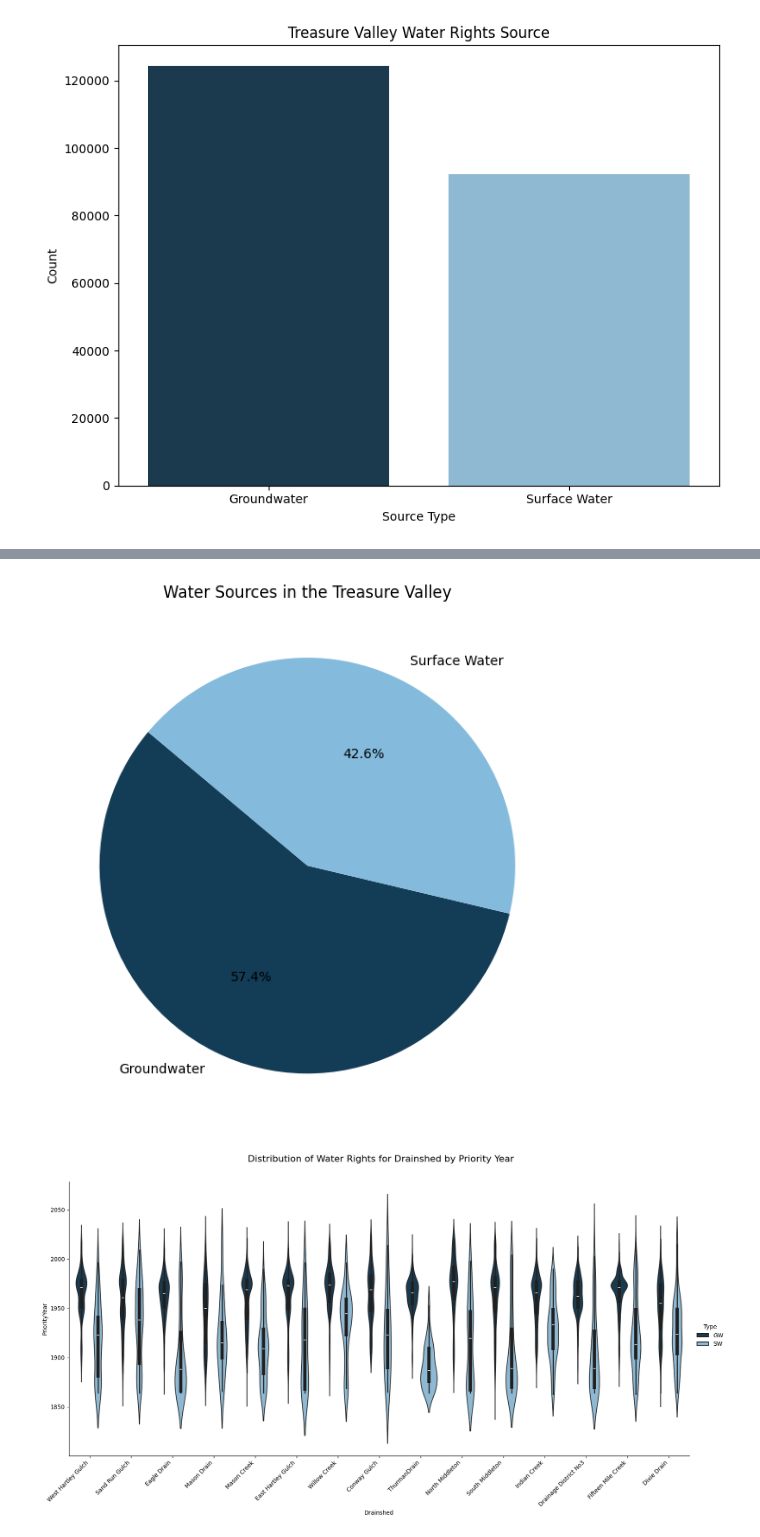
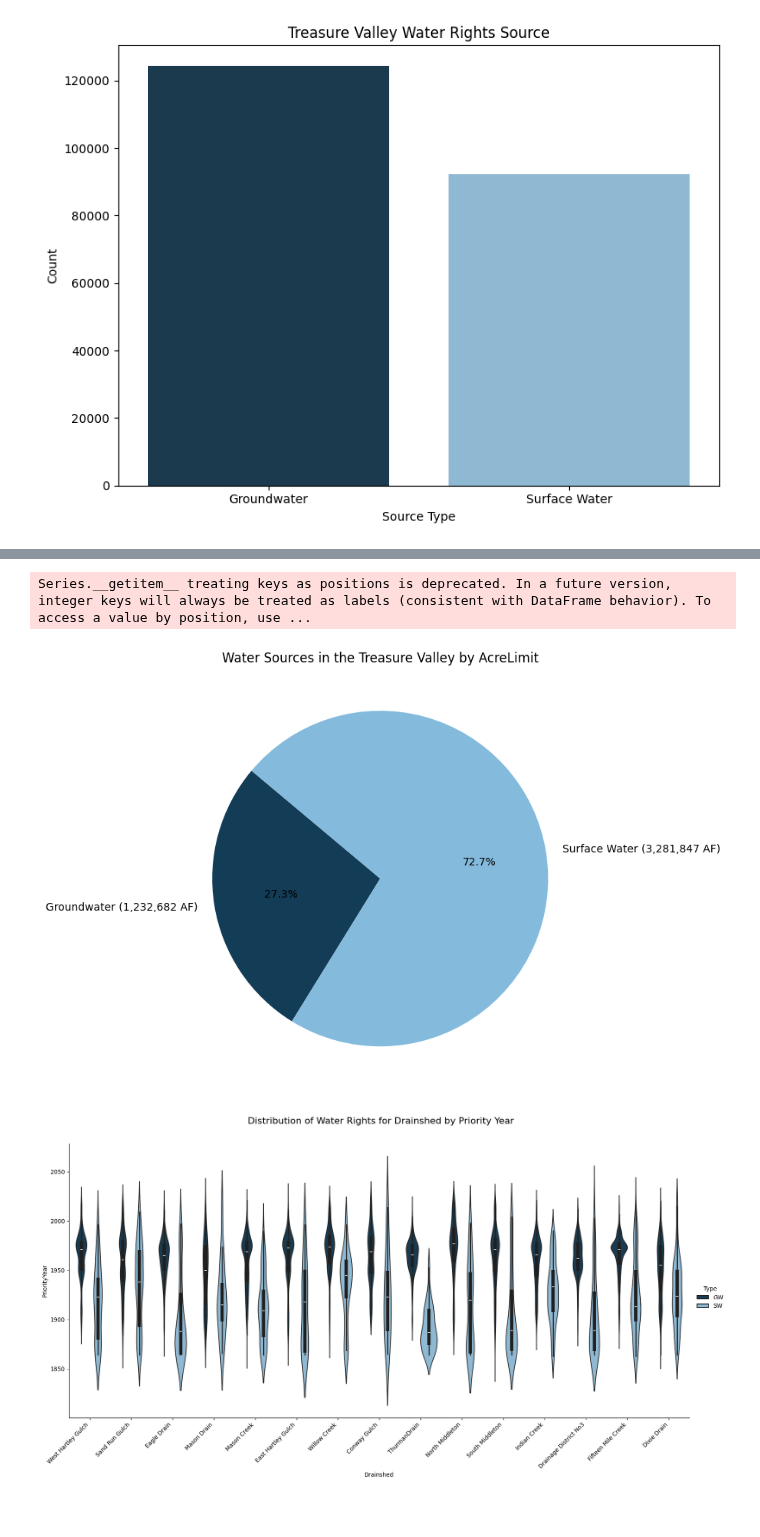
Before and after one commit to carlibeisel/Drains_Lower_Boise_River, a Jupyter notebook: *water_rights.ipynb, the cells around one changed output, grey strips where cells are left out. Drawn from its saved outputs; the diff is of its cells as text; code cells hidden in the pictures; blank space fills up the shorter version.

```diff
--- a/*water_rights.ipynb
+++ b/*water_rights.ipynb
@@ -397,28 +432,35 @@ Passing `palette` without assigning `hue` is deprecated and will be removed in v
 # %%
 # ----------------------------------- #
 #   Figure for SW/GW in LBRB (pie)    #
 # ----------------------------------- #
+
+# pie chart of AcreLimit sum of SW/GW
+
 data = pd.read_csv('/content/drive/MyDrive/Data/Model Modifications/water_rights/lbrb_water_rights.csv')
-
 data['Source'] = data['Source'].astype(str)
 
 groundwater = data[data['Source'] == 'GROUND WATER']
 surface_water = data[data['Source'] != 'GROUND WATER']
 
-counts = pd.Series({
-    'Groundwater': len(groundwater),
-    'Surface Water': len(surface_water)
+sums = pd.Series({
+    'Groundwater': round(groundwater['AcreLimit'].sum()),
+    'Surface Water': round(surface_water['AcreLimit'].sum())
 })
 
 plt.figure(figsize=(8, 6))
-plt.pie(counts, labels=counts.index, autopct='%1.1f%%', startangle=140, colors=['#133C56', '#84BBDD'])
-plt.title('Water Sources in the Treasure Valley')
+wedges, texts, autotexts = plt.pie(sums, labels=sums.index, autopct='%1.1f%%', startangle=140, colors=['#133C56', '#84BBDD'])
+
+for i, text in enumerate(texts):
+    text.set_text(f"{text.get_text()} ({sums[i]:,} AF)")
+
+plt.title('Water Sources in the Treasure Valley by AcreLimit')
 
 plt.tight_layout()
-plt.savefig('/content/drive/MyDrive/Carli Thesis/Figures/Water Rights/gw_sw_wr_pie.png')
+plt.savefig('/content/drive/MyDrive/Carli Thesis/Figures/Water Rights/wr_acrelimit_pie.png')
 plt.show()
 # %% [output]
+Series.__getitem__ treating keys as positions is deprecated. In a future version, integer keys will always be treated as labels (consistent with DataFrame behavior). To access a value by position, use ...
-[figure, old version]
+[figure, new version]
 # %%
 # ----------------------------------- #
 #   SW/GW Comparison in Drainsheds
```
Also changed, not shown: parts of 2 cells of this notebook.
